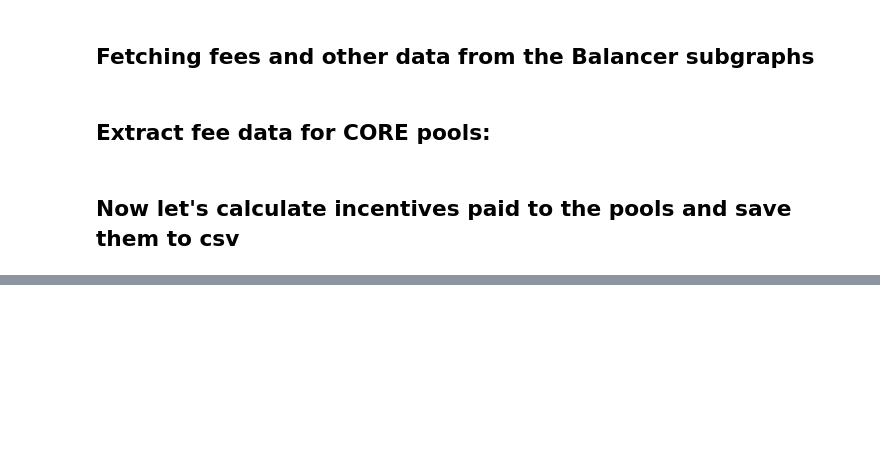
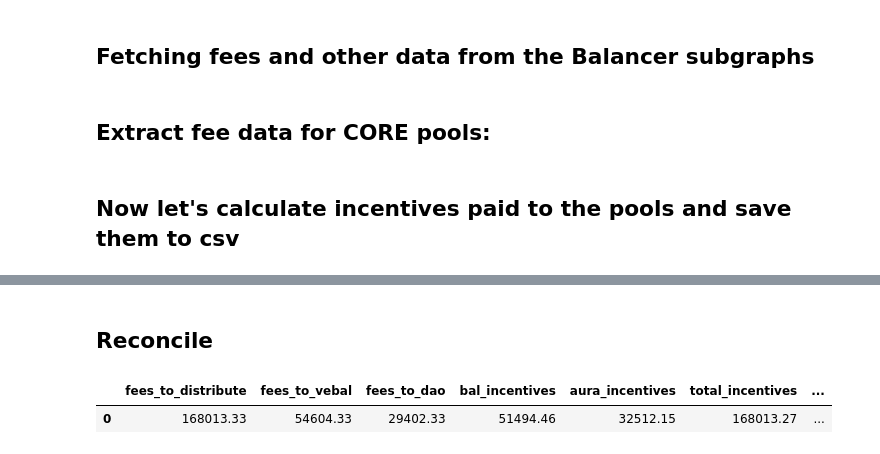
Before and after one commit to BalancerMaxis/protocol_fee_allocator, a Jupyter notebook: fee_allocator/notebooks/pool_fees_and_accounting.ipynb, the cells around one changed output, grey strips where cells are left out. Cells and saved outputs as stored; diff of their text form; code cells hidden in the pictures; blank space fills up the shorter version.

Commit message:
fix: distribution problem when not entire redirect amount was distributed

```diff
--- a/fee_allocator/notebooks/pool_fees_and_accounting.ipynb
+++ b/fee_allocator/notebooks/pool_fees_and_accounting.ipynb
@@ -147,11 +147,9 @@ FEES_TO_DISTRIBUTE = {
     Chains.ARBITRUM.value: Decimal(60_986.399974),
     Chains.POLYGON.value: Decimal(6_032.493545),
     Chains.BASE.value: Decimal(5_848.9779),
-    Chains.GNOSIS.value: Decimal(8_311.6239),
+    # Chains.GNOSIS.value: Decimal(8_311.6239),
     Chains.AVALANCHE.value: Decimal(10_241.454),
 }
-SUM = sum(FEES_TO_DISTRIBUTE.values())
-print(SUM)
 # Let's calculate share of fees paid by each pool on each chain
 def calc_and_split_incentives(fees: Dict, chain: str, fees_to_distribute: Decimal) -> Dict[str, Dict]:
     pool_incentives = {}
@@ -261,9 +259,9 @@ def re_distribute_incentives(incentives_data: Dict[str, Dict], chain: Chains) ->
         for pool_id_to_receive, _data_to_receive in pools_to_receive.items():
             # Need to check if aura or bal incentives are less than min aura incentive and distribute accordingly
             if _data_to_receive['aura_incentives'] + incentives_to_receive_aura < Decimal(MIN_AURA_INCENTIVE):
-                incentives_data[pool_id_to_receive]['bal_incentives'] += incentives_to_receive_bal
+                incentives_data[pool_id_to_receive]['bal_incentives'] += incentives_to_receive
             elif _data_to_receive['bal_incentives'] + incentives_to_receive_bal < Decimal(MIN_AURA_INCENTIVE):
-                incentives_data[pool_id_to_receive]['aura_incentives'] += incentives_to_receive_aura
+                incentives_data[pool_id_to_receive]['aura_incentives'] += incentives_to_receive
             else:
                 # In case both are > min aura incentive, we distribute evenly
                 incentives_data[pool_id_to_receive]['aura_incentives'] += incentives_to_receive_aura
@@ -314,3 +311,29 @@ display_sorted
 | 0x423a1323c871abc9d89eb06855bf534... | arbitrum | 4POOL-BPT | 501.90 | 306.37 | 164.97 | 0 | 0 | ... |
 | 0x0c8972437a38b389ec83d1e666b69b8... | arbitrum | wstETH/rETH/sfrxETH | 0.03 | 0.02 | 0.01 | 0 | 0 | ... |
 | 0x6b9f3f6b9054a45702d3f2c6e3d32a6... | arbitrum | USDF/USDC | 0.00 | 0.00 | 0.00 | 0 | 0 | ... |
+# %% [markdown]
+## Reconcile
+# %%
+all_fees_sum = round(sum(FEES_TO_DISTRIBUTE.values()), 2)
+# Sum of fees_to_vebal + fees_to_dao + aura_incentives + bal_incentives
+all_incentives_sum = sum([sum([x['fees_to_vebal'], x['fees_to_dao'], x['aura_incentives'], x['bal_incentives']]) for x in
+                          joint_incentives_data.values()])
+# Sum each column separately using pandas and create a new dataframe
+reconcile_df = pd.DataFrame(
+    {
+        'fees_to_distribute': [all_fees_sum],
+        'fees_to_vebal': [sum([x['fees_to_vebal'] for x in joint_incentives_data.values()])],
+        'fees_to_dao': [sum([x['fees_to_dao'] for x in joint_incentives_data.values()])],
+        'bal_incentives': [sum([x['bal_incentives'] for x in joint_incentives_data.values()])],
+        'aura_incentives': [sum([x['aura_incentives'] for x in joint_incentives_data.values()])],
+        'total_incentives': [all_incentives_sum],
+        # Reconcile total incentives
+        'delta': [all_fees_sum - all_incentives_sum],
+        # SUM should be 0 or close to 0
+        'redirected(should be around 0)': [sum([x['redirected_incentives'] for x in joint_incentives_data.values()])],
+    }
+)
+reconcile_df
+# %% [output]
+|  | fees_to_distribute | fees_to_vebal | fees_to_dao | bal_incentives | aura_incentives | total_incentives | ... |
+| 0 | 168013.33 | 54604.33 | 29402.33 | 51494.46 | 32512.15 | 168013.27 | ... |
```
Also changed, not shown: parts of 1 cell of this notebook, 1 other file.
